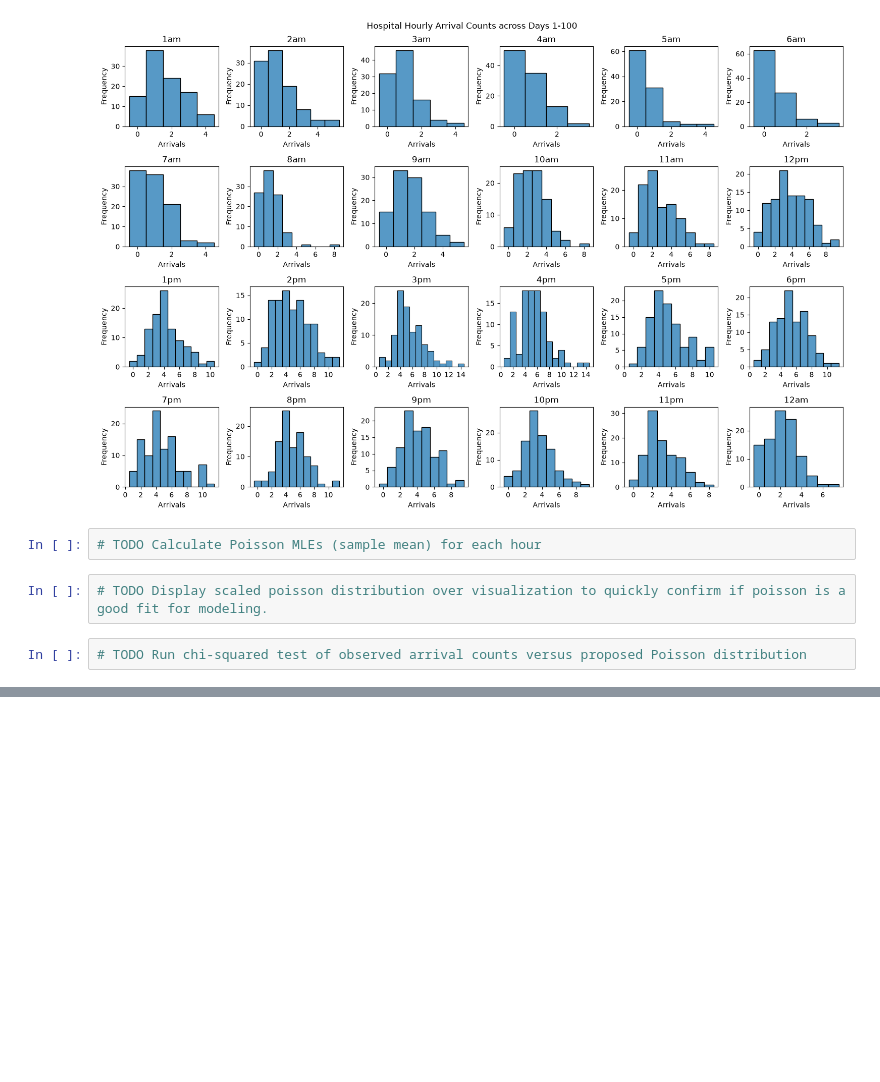
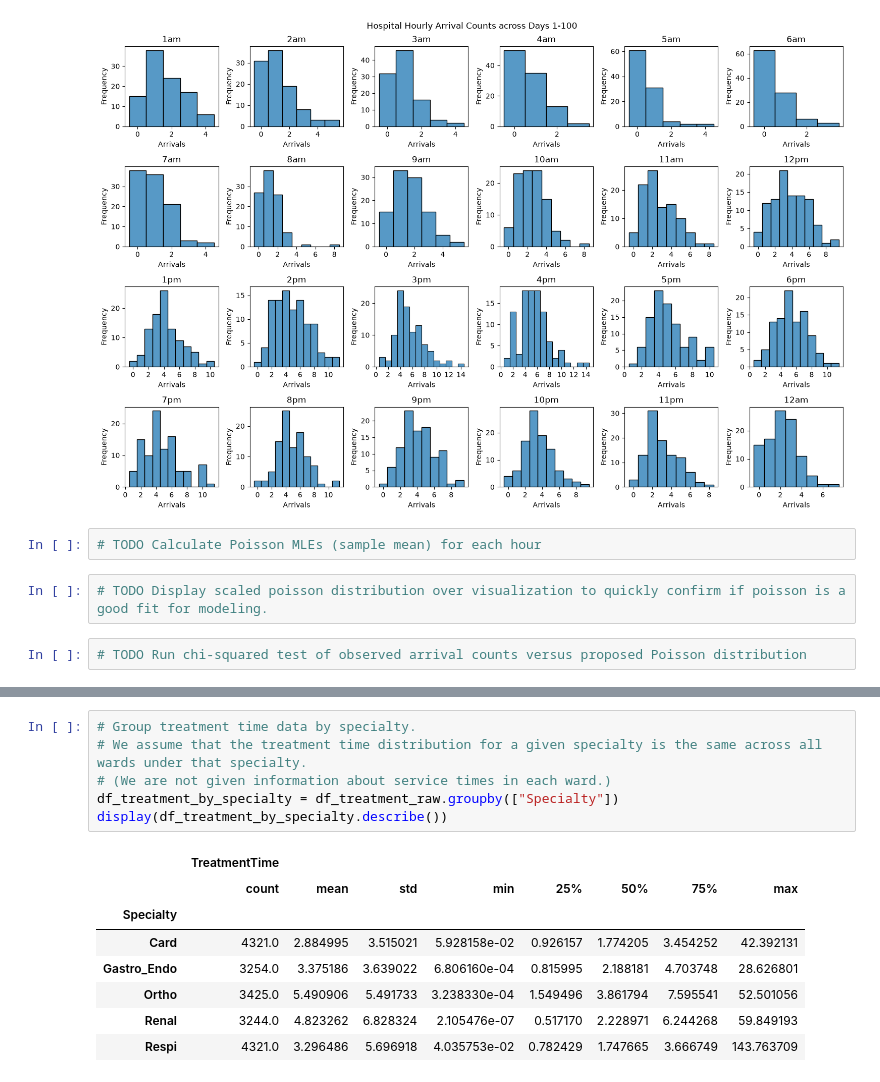
Before and after one commit to faustigo/MIE360-Fall-2026-Project, a Jupyter notebook: Deliverable-3.1-InputModeling.ipynb, the cells around one changed output, grey strips where cells are left out. Saved outputs shown, nothing was run; the diff lists cells and outputs as text; blank space fills up the shorter version.

```diff
--- a/Deliverable-3.1-InputModeling.ipynb
+++ b/Deliverable-3.1-InputModeling.ipynb
@@ -59,0 +81,15 @@ plt.show()
+# %%
+# Group treatment time data by specialty.
+# We assume that the treatment time distribution for a given specialty is the same across all wards under that specialty.
+# (We are not given information about service times in each ward.)
+df_treatment_by_specialty = df_treatment_raw.groupby(["Specialty"])
+display(df_treatment_by_specialty.describe())
+# %% [output]
+|  | TreatmentTime |  |  |  |  |  |  |  |
+|  | count | mean | std | min | 25% | 50% | 75% | max |
+| Specialty |  |  |  |  |  |  |  |  |
+| Card | 4321.0 | 2.884995 | 3.515021 | 5.928158e-02 | 0.926157 | 1.774205 | 3.454252 | 42.392131 |
+| Gastro_Endo | 3254.0 | 3.375186 | 3.639022 | 6.806160e-04 | 0.815995 | 2.188181 | 4.703748 | 28.626801 |
+| Ortho | 3425.0 | 5.490906 | 5.491733 | 3.238330e-04 | 1.549496 | 3.861794 | 7.595541 | 52.501056 |
+| Renal | 3244.0 | 4.823262 | 6.828324 | 2.105476e-07 | 0.517170 | 2.228971 | 6.244268 | 59.849193 |
+| Respi | 4321.0 | 3.296486 | 5.696918 | 4.035753e-02 | 0.782429 | 1.747665 | 3.666749 | 143.763709 |
```
Also changed, not shown: parts of 5 cells of this notebook.
